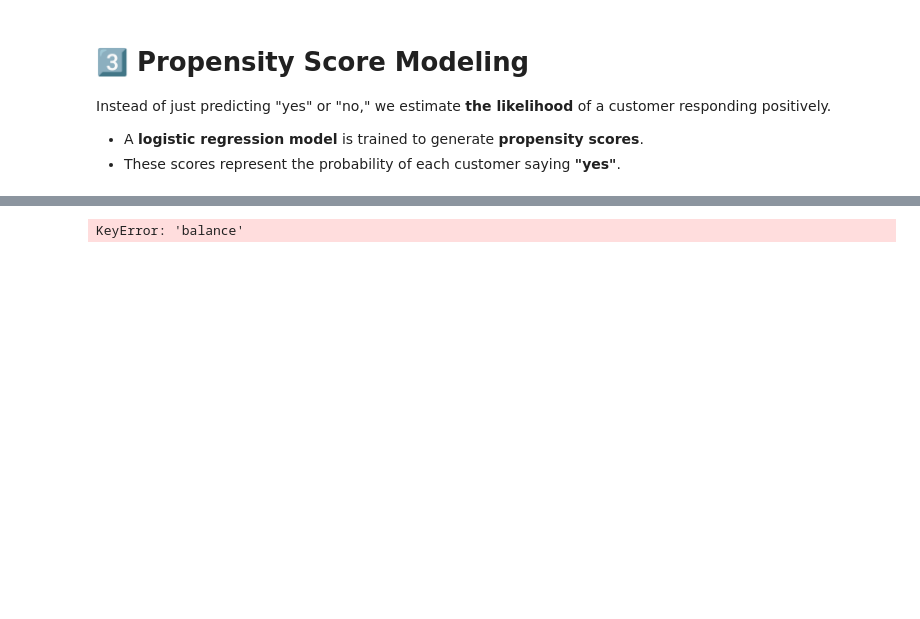
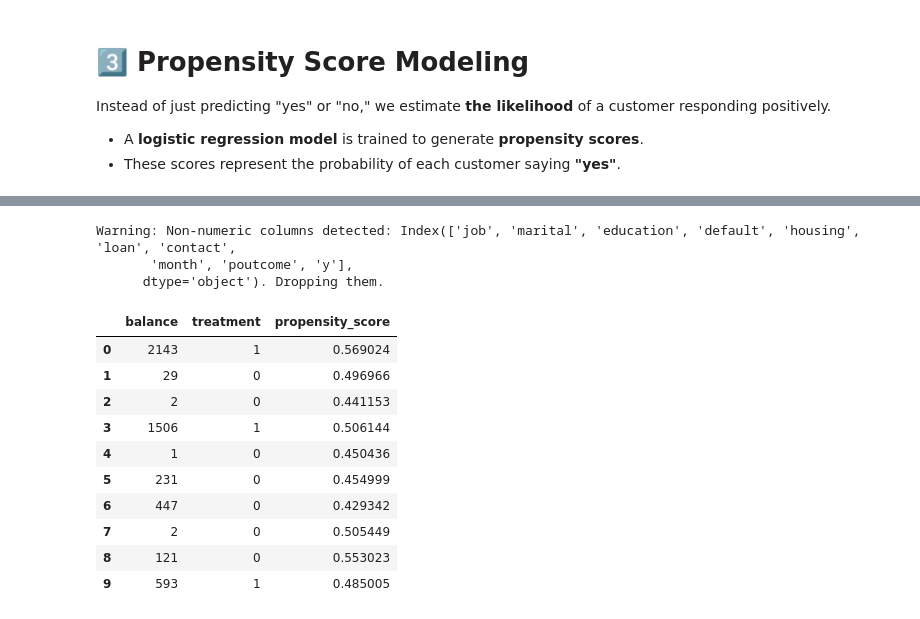
Before and after one commit to abhiramp1998/bias-mitigation-bank-marketing-ML, a Jupyter notebook: notebooks/bank_marketing_propensity_modeling.ipynb, the cells around one changed output, grey strips where cells are left out. Saved outputs shown, nothing was run; the diff lists cells and outputs as text; code cells hidden in the pictures; blank space fills up the shorter version.

```diff
--- a/notebooks/bank_marketing_propensity_modeling.ipynb
+++ b/notebooks/bank_marketing_propensity_modeling.ipynb
@@ -585,41 +94,55 @@ balance_threshold = df['balance'].median()  # Use median as threshold
 df['treatment'] = (df['balance'] > balance_threshold).astype(int)
 
 # Define covariates (excluding target variable 'y' and 'balance' to prevent leakage)
 features = ['age', 'job', 'education', 'marital', 'default', 'housing', 'loan', 'campaign', 'previous']
 
 # Drop rows with missing values in required features
-df = df.dropna(subset=features)
+ohe = df.dropna(subset=features)
 
 # Convert categorical variables into dummies, handling unknowns
-df = pd.get_dummies(df, columns=['job', 'education', 'marital', 'default', 'housing', 'loan'], drop_first=True)
+df_temp = pd.get_dummies(ohe, columns=['job', 'education', 'marital', 'default', 'housing', 'loan'], drop_first=True)
 
 # Ensure all features are numeric
 non_numeric_cols = df.select_dtypes(include=['object']).columns
 if len(non_numeric_cols) > 0:
     print(f"Warning: Non-numeric columns detected: {non_numeric_cols}. Dropping them.")
-    df = df.drop(columns=non_numeric_cols)  # Drop non-numeric columns
+    df_temp = df.drop(columns=non_numeric_cols)  # Drop non-numeric columns
 
 # Standardize numerical features
 scaler = StandardScaler()
 num_features = ['age', 'campaign', 'previous']
-df[num_features] = scaler.fit_transform(df[num_features])
+df_temp[num_features] = scaler.fit_transform(df_temp[num_features])
 
 # Fit logistic regression model for propensity score estimation
-X = df.drop(columns=['balance', 'treatment', 'y'], errors='ignore')  # Exclude balance, treatment, and target variable
-y = df['treatment']
+X = df_temp.drop(columns=['balance', 'treatment', 'y'], errors='ignore')  # Exclude balance, treatment, and target variable
+y = df_temp['treatment']
 
 # Ensure there are no remaining object columns
 if X.select_dtypes(include=['object']).shape[1] > 0:
     raise ValueError("Some categorical features are not properly encoded. Check dataset preprocessing.")
 
 logit_model = LogisticRegression()
 logit_model.fit(X, y)
 
 # Compute propensity scores (probability of receiving treatment)
-df['propensity_score'] = logit_model.predict_proba(X)[:, 1]
+df_temp['propensity_score'] = logit_model.predict_proba(X)[:, 1]
 
-# Display results
-import ace_tools as tools
-tools.display_dataframe_to_user(name="Propensity Score Data", dataframe=df)
+from IPython.display import display
+
+# Show the first 10 rows of relevant columns
+display(df_temp[['balance', 'treatment', 'propensity_score']].head(10))
 # %% [output]
-KeyError: 'balance'
+Warning: Non-numeric columns detected: Index(['job', 'marital', 'education', 'default', 'housing', 'loan', 'contact',
+       'month', 'poutcome', 'y'],
+      dtype='object'). Dropping them.
+|  | balance | treatment | propensity_score |
+| 0 | 2143 | 1 | 0.569024 |
+| 1 | 29 | 0 | 0.496966 |
+| 2 | 2 | 0 | 0.441153 |
+| 3 | 1506 | 1 | 0.506144 |
+| 4 | 1 | 0 | 0.450436 |
+| 5 | 231 | 0 | 0.454999 |
+| 6 | 447 | 0 | 0.429342 |
+| 7 | 2 | 0 | 0.505449 |
+| 8 | 121 | 0 | 0.553023 |
+| 9 | 593 | 1 | 0.485005 |
```
Also changed, not shown: parts of 45 cells of this notebook.
